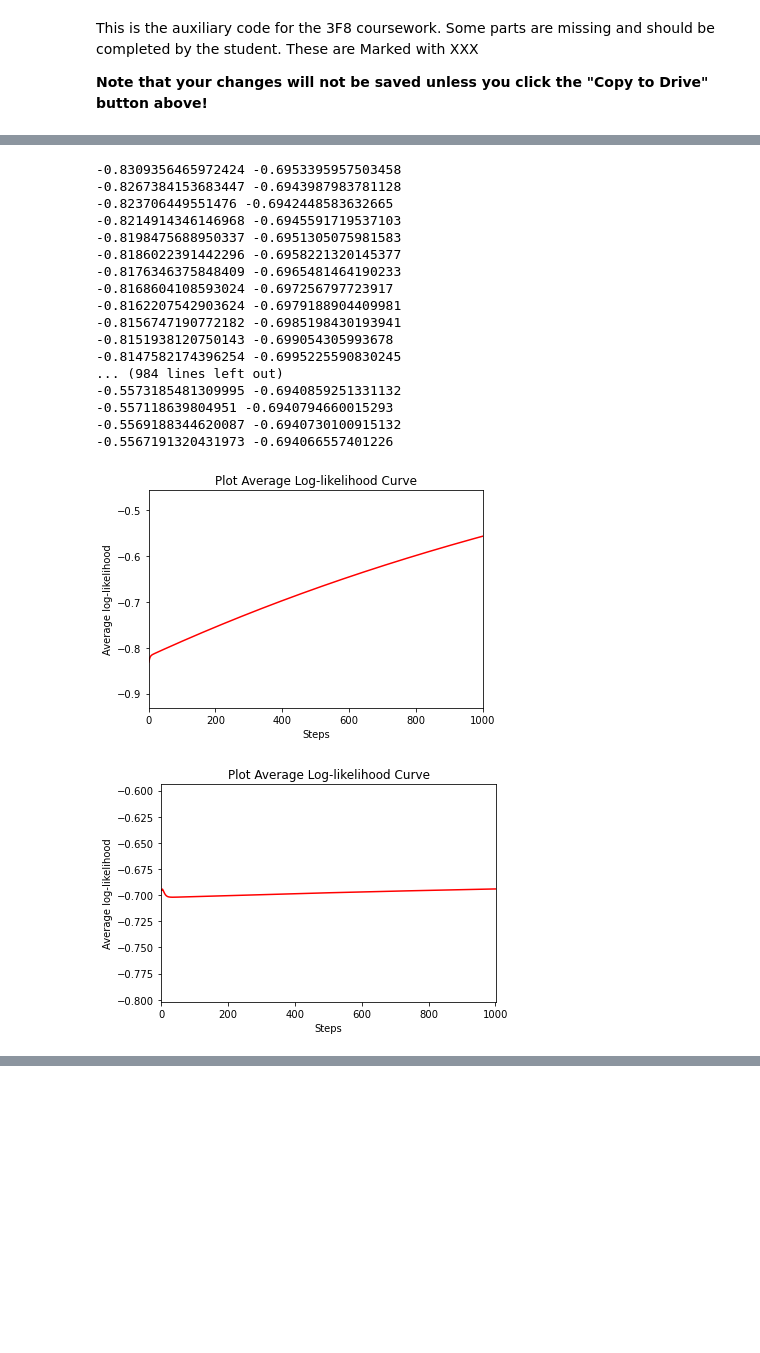
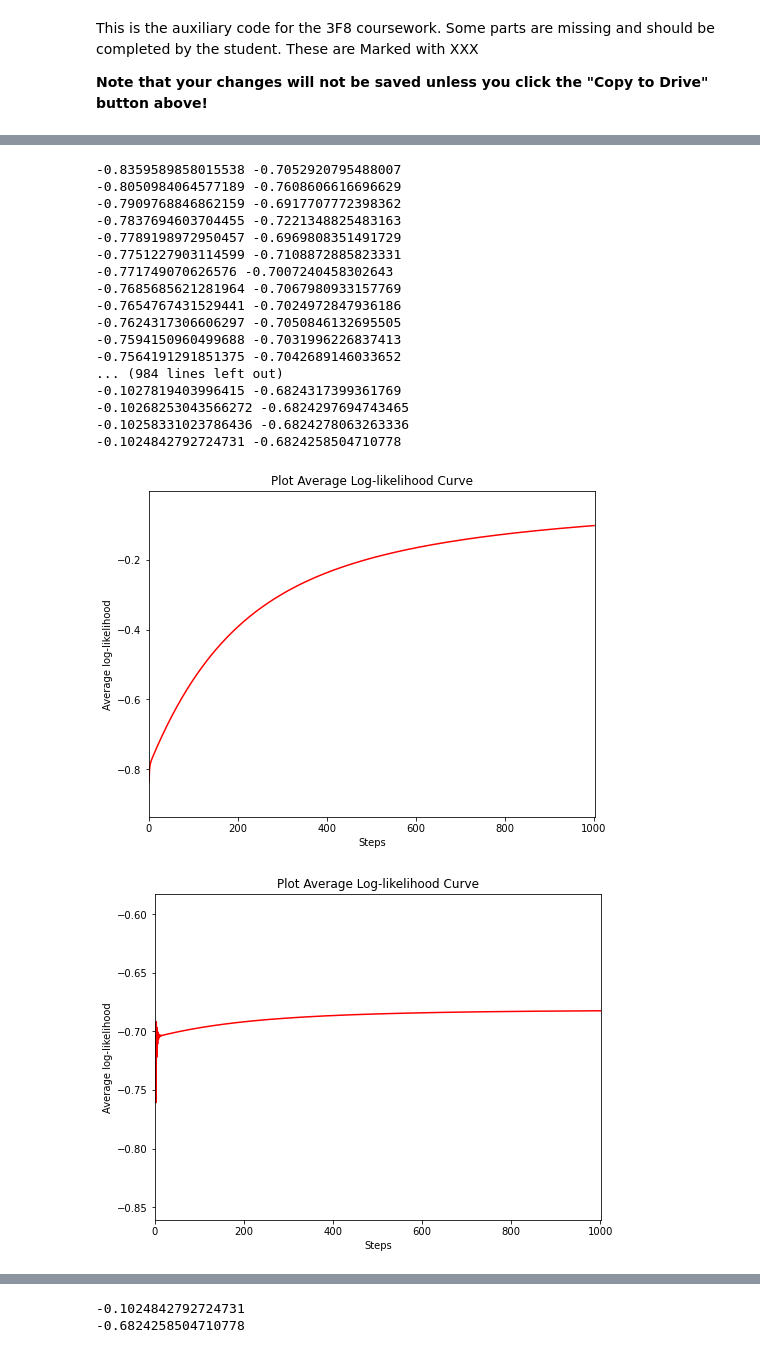
Before and after one commit to ofs416/Bayesian_Inference, a Jupyter notebook: 3F8_Lab.ipynb, the cells around one changed output, grey strips where cells are left out. Drawn from its saved outputs; the diff is of its cells as text; code cells hidden in the pictures; blank space fills up the shorter version.

```diff
--- a/3F8_Lab.ipynb
+++ b/3F8_Lab.ipynb
@@ -19,6 +19,7 @@ y = y[ permutation ]
 # We plot the data
 
 import matplotlib.pyplot as plt
+plt.rcParams["figure.figsize"] = (8,6)
 
 ##
 # Function that plots the points in 2D together with their labels
@@ -231,7 +234,7 @@ def plot_predictive_distribution(X, y, w, map_inputs = lambda x : x):
     X_tilde = get_x_tilde(map_inputs(np.concatenate((xx.ravel().reshape((-1, 1)), yy.ravel().reshape((-1, 1))), 1)))
     Z = predict(X_tilde, w)
     Z = Z.reshape(xx.shape)
-    cs2 = ax.contour(xx, yy, Z, cmap = 'RdBu', linewidths = 2)
+    cs2 = ax.contour(xx, yy, Z, cmap = 'RdBu', linewidths = 4)
     plt.clabel(cs2, fmt = '%2.1f', colors = 'k', fontsize = 14)
     plt.show()
 
@@ -241,8 +244,8 @@ from sklearn import metrics
 
 def conf_matrix(y_true, y_pred):
     y_pred = np.where(y_pred > 0.5, 1, 0)
-    confusion_matrix = metrics.confusion_matrix(y_true, y_pred)
-    cm_display = metrics.ConfusionMatrixDisplay(confusion_matrix = confusion_matrix, display_labels = [False, True])
+    confusion_matrix = metrics.confusion_matrix(y_true, y_pred, normalize='true')
+    cm_display = metrics.ConfusionMatrixDisplay(confusion_matrix = confusion_matrix, display_labels = [0, 1])
     cm_display.plot()
     plt.show()
     return
@@ -350,39 +384,43 @@ plot_ll(ll_test)
 # %%
-# We expand the data
-
 l = 0.01 # XXX Width of the Gaussian basis funcction. To be completed by the student
 
 X_tilde_train = get_x_tilde(evaluate_basis_functions(l, X_train, X_train))
 X_tilde_test = get_x_tilde(evaluate_basis_functions(l, X_test, X_train))
 
 # We train the new classifier on the feature expanded inputs
 
-alpha = 0.001 # XXX Learning rate for gradient-based optimisation with basis functions. To be completed by the student 0.0001, 0.002, 0.00003
+alpha = 0.01 # XXX Learning rate for gradient-based optimisation with basis functions. To be completed by the student 0.0001, 0.002, 0.00003
 n_steps = 1000 # XXX Number of steps of gradient-based optimisation with basis functions. To be completed by the student
 
 w, ll_train, ll_test = fit_w(X_tilde_train, y_train, X_tilde_test, y_test, n_steps, alpha)
 
 plot_ll(ll_train)
 plot_ll(ll_test)
 
-confusion_
+# We plot the predictive distribution
+
+plot_predictive_distribution(X, y, w, lambda x : evaluate_basis_functions(l, x, X_train))
+conf_matrix(y_test, predict(X_tilde_test,w))
+
+print(ll_train[999])
+print(ll_test[999])
 # %% [output]
--0.8309356465972424 -0.6953395957503458
--0.8267384153683447 -0.6943987983781128
--0.823706449551476 -0.6942448583632665
--0.8214914346146968 -0.6945591719537103
--0.8198475688950337 -0.6951305075981583
--0.8186022391442296 -0.6958221320145377
--0.8176346375848409 -0.6965481464190233
--0.8168604108593024 -0.697256797723917
--0.8162207542903624 -0.6979188904409981
--0.8156747190772182 -0.6985198430193941
--0.8151938120750143 -0.699054305993678
--0.8147582174396254 -0.6995225590830245
+-0.8359589858015538 -0.7052920795488007
+-0.8050984064577189 -0.7608606616696629
+-0.7909768846862159 -0.6917707772398362
+-0.7837694603704455 -0.7221348825483163
+-0.7789198972950457 -0.6969808351491729
+-0.7751227903114599 -0.7108872885823331
+-0.771749070626576 -0.7007240458302643
+-0.7685685621281964 -0.7067980933157769
+-0.7654767431529441 -0.7024972847936186
+-0.7624317306606297 -0.7050846132695505
+-0.7594150960499688 -0.7031996226837413
+-0.7564191291851375 -0.7042689146033652
 ... (984 lines left out)
--0.5573185481309995 -0.6940859251331132
--0.557118639804951 -0.6940794660015293
--0.5569188344620087 -0.6940730100915132
--0.5567191320431973 -0.694066557401226
+-0.1027819403996415 -0.6824317399361769
+-0.10268253043566272 -0.6824297694743465
+-0.10258331023786436 -0.6824278063263336
+-0.1024842792724731 -0.6824258504710778
-[figure, old version]
+[figure, new version]
-[figure, old version]
+[figure, new version]
@@ -388,0 +429,2 @@ confusion_
+-0.1024842792724731
+-0.6824258504710778
```
Also changed, not shown: parts of 10 cells of this notebook.
